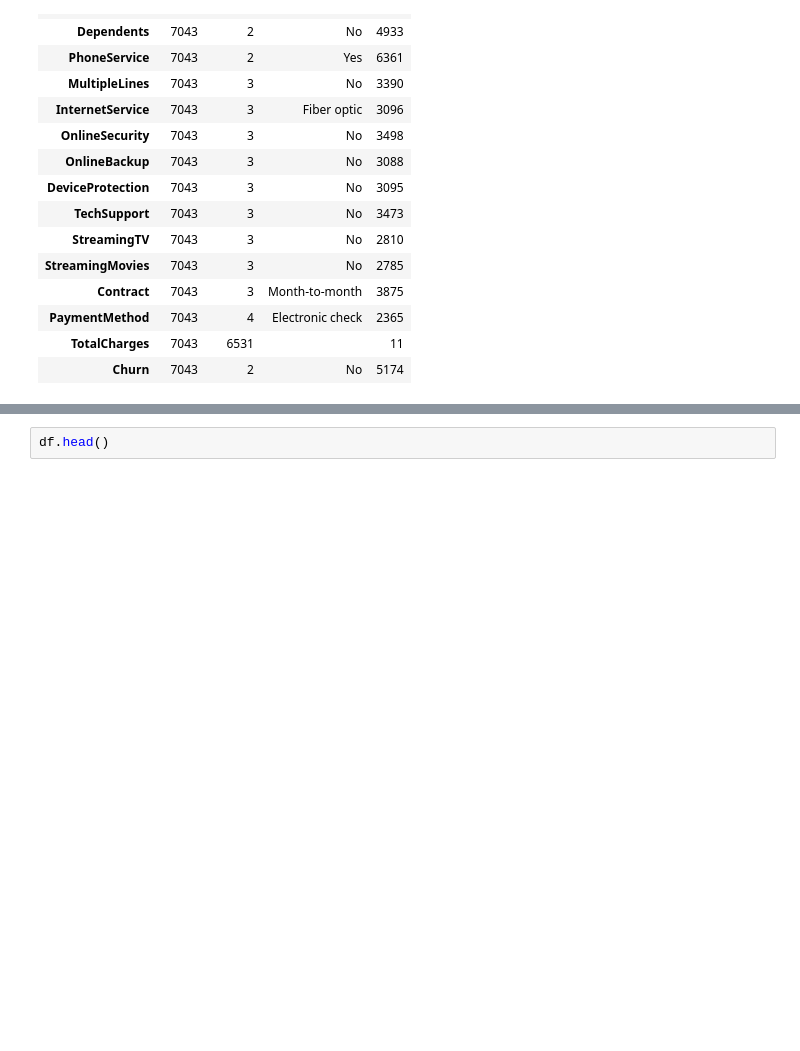
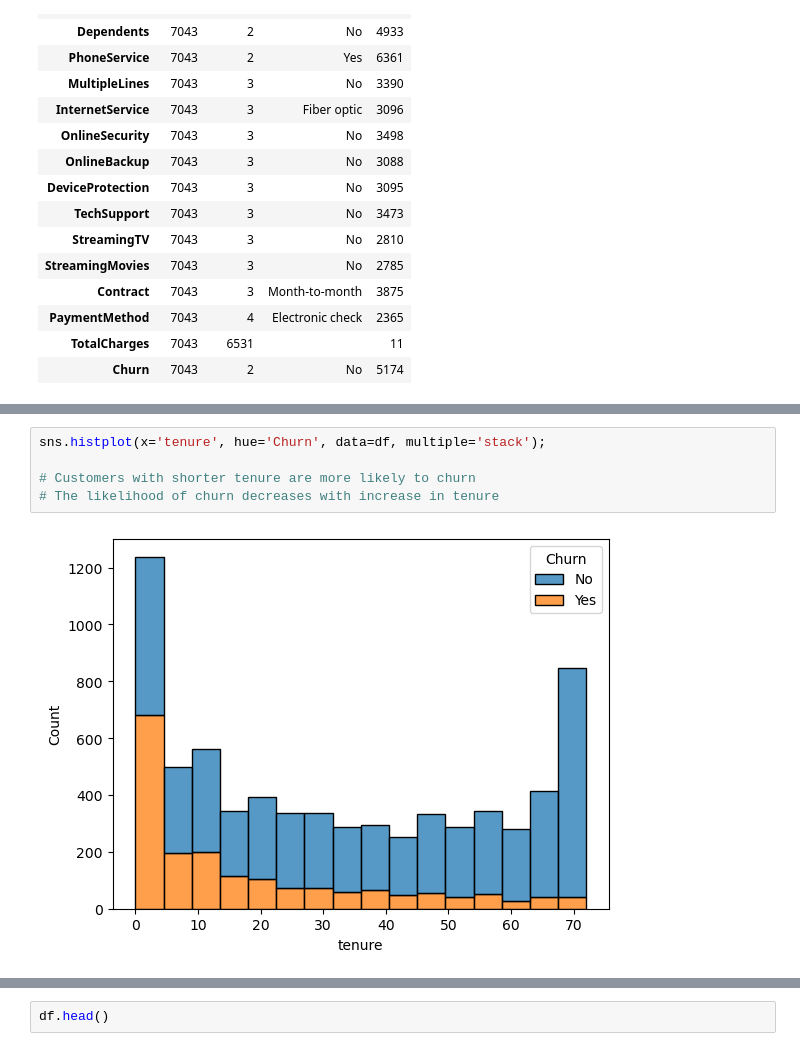
Before and after one commit to Chimmz/customer-churn-prediction, a Jupyter notebook: customer_churn.py.ipynb, the cells around one changed output, grey strips where cells are left out. Saved outputs shown, nothing was run; the diff lists cells and outputs as text; blank space fills up the shorter version.

```diff
--- a/customer_churn.py.ipynb
+++ b/customer_churn.py.ipynb
@@ -234,0 +112,7 @@ sns.countplot(x='InternetService', data=streamers[streamers.Churn == 'Yes']);
+# %%
+sns.histplot(x='tenure', hue='Churn', data=df, multiple='stack');
+
+# Customers with shorter tenure are more likely to churn
+# The likelihood of churn decreases with increase in tenure
+# %% [output]
+[figure, added]
```
Also changed, not shown: parts of 40 cells of this notebook.
